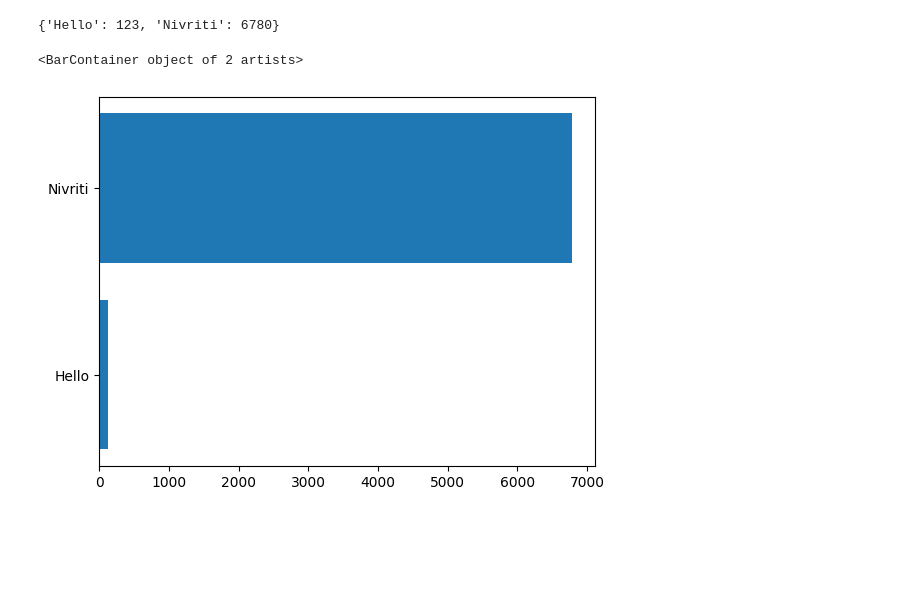
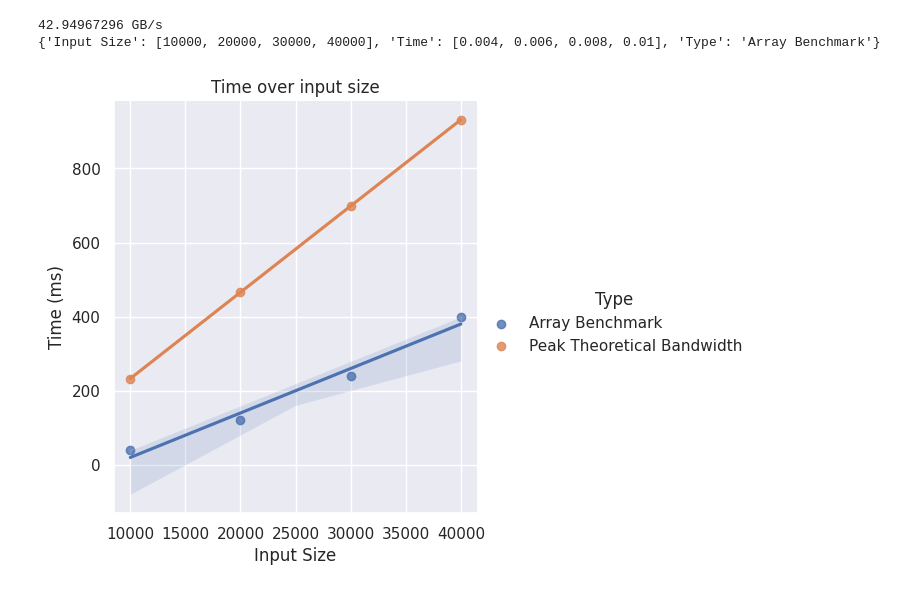
Before and after one commit to San7o/modern-cpp-template, a Jupyter notebook: benchmarks/plotting/simple_plot.ipynb, the cells around one changed output. Drawn from its saved outputs; the diff is of its cells as text; code cells hidden in the pictures; blank space fills up the shorter version.

Commit message:
plotting: improved python plotting

```diff
--- a/benchmarks/plotting/simple_plot.ipynb
+++ b/benchmarks/plotting/simple_plot.ipynb
@@ -1,16 +1,43 @@
 # %%
+# libraries
+import seaborn as sns
+import pandas as pd
 import matplotlib.pyplot as plt
+# data
 from data.array import array_data
-import numpy as np
+from data.sys_data import sys_data
 
+# setup
+sns.set_theme()
+
+print(sys_data.peak_theoretical_bandwidth * 8, "GB/s")
 print(array_data.data)
-
-group_data = list(array_data.data.values())
-group_names = list(array_data.data.keys())
-group_mean = np.mean(group_data)
-fig, ax = plt.subplots()
-ax.barh(group_names, group_data)
 # %% [output]
-{'Hello': 123, 'Nivriti': 6780}
+42.94967296 GB/s
+{'Input Size': [10000, 20000, 30000, 40000], 'Time': [0.004, 0.006, 0.008, 0.01], 'Type': 'Array Benchmark'}
-<BarContainer object of 2 artists>
-[figure, removed]
+# %%
+dataset = {
+    'Input Size': [n for n in array_data.data['Input Size']],
+    'Time': [t * n for t, n in zip(array_data.data['Input Size'], array_data.data['Time'])],
+    'Type': array_data.data['Type'],
+}
+df = pd.DataFrame(dataset)
+# %%
+# set theoretical max data
+df_theory = pd.DataFrame({
+    'Input Size': [n for n in array_data.data['Input Size']],
+    'Time': [ n / (sys_data.peak_theoretical_bandwidth*8) for n in array_data.data['Input Size'] ],
+    'Type': 'Peak Theoretical Bandwidth'
+})
+df = pd.concat([df, df_theory])
+# %%
+sns.lmplot(
+    data=df, hue='Type',
+    x="Input Size", y="Time",
+)
+plt.title('Time over input size')
+plt.xlabel('Input Size')
+plt.ylabel('Time (ms)')
+plt.show()
+# %% [output]
+[figure, added]
```
Also changed, not shown: 6 other files.
